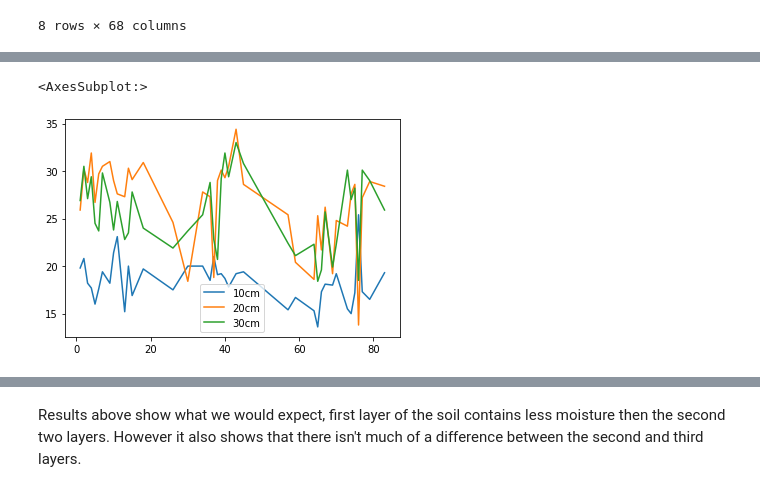
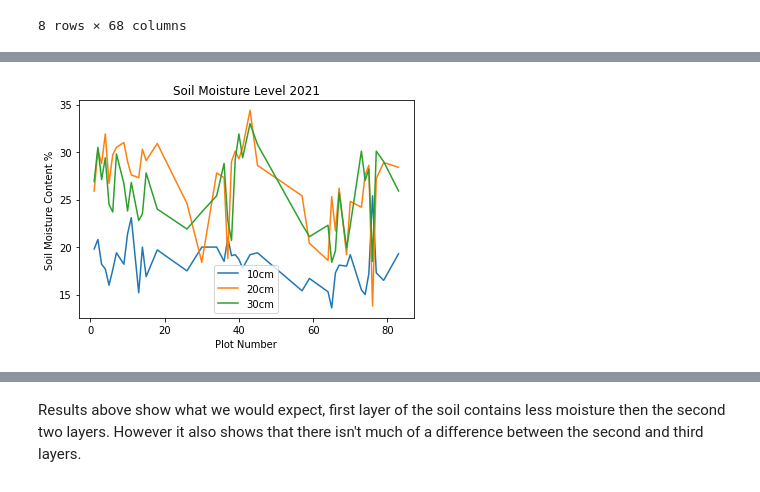
Before and after one commit to ciaranpflanagan/FYP, a Jupyter notebook: data_analysis.ipynb, the cells around one changed output, grey strips where cells are left out. Drawn from its saved outputs; the diff is of its cells as text; code cells hidden in the pictures.

```diff
--- a/data_analysis.ipynb
+++ b/data_analysis.ipynb
@@ -3,0 +8,14 @@ import numpy as np
+# %%
+# Plots data
+def plotYearData(df, title):
+    df = pd.DataFrame(df)
+
+    plt.plot(df)
+    plt.xlabel('Plot Number')
+    plt.ylabel('Soil Moisture Content %')
+
+    # displaying the title
+    plt.title(title)
+    plt.legend(['10cm', '20cm', '30cm'])
+
+    plt.show()
@@ -40,12 +66,10 @@ df_2021.describe()
 # %%
-d = {'10cm' : df_2021['BD Moisture 0-10cm'],
-     '20cm' : df_2021['BD Moisture 10-20 cm'],
-     '30cm' : df_2021['BD Moisture 20-30 cm']
-    }
+d = {
+    '10cm' : df_2021['BD Moisture 0-10cm'],
+    '20cm' : df_2021['BD Moisture 10-20 cm'],
+    '30cm' : df_2021['BD Moisture 20-30 cm']
+}
 
-df = pd.DataFrame(d)
-
-df.plot()
+plotYearData(d, 'Soil Moisture Level 2021')
 # %% [output]
-<AxesSubplot:>
-[figure, old version]
+[figure, new version]
```
Also changed, not shown: parts of 8 cells of this notebook.
